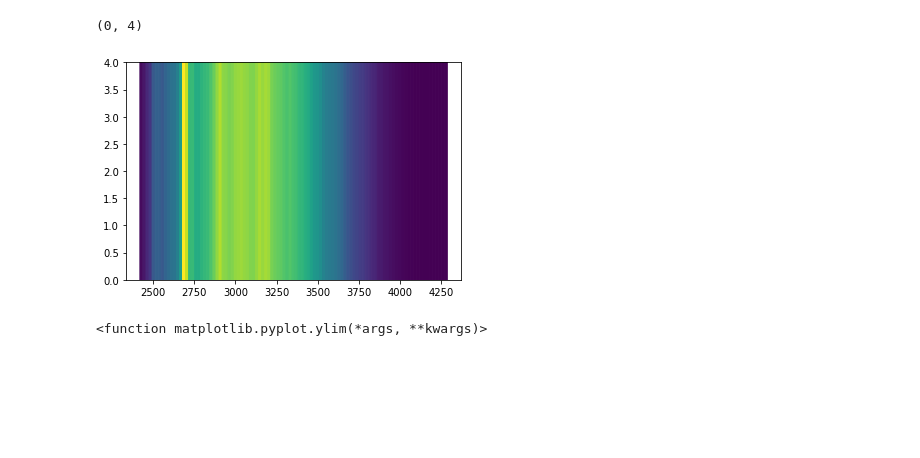
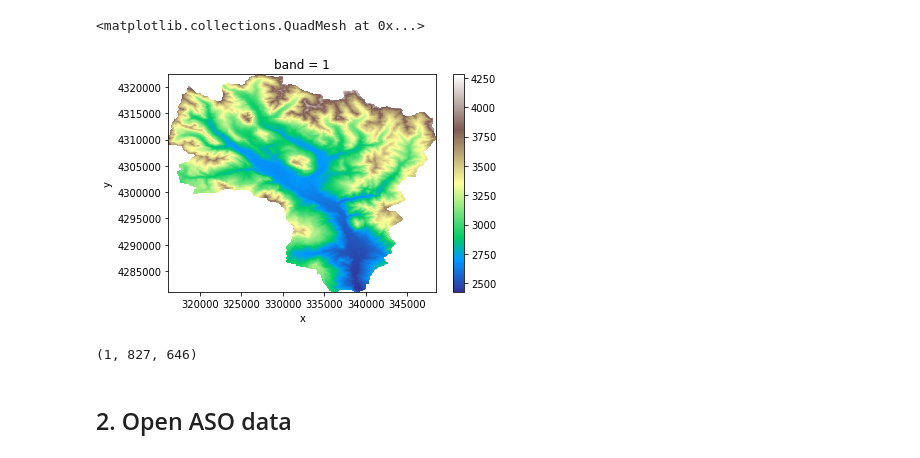
Before and after one commit to bsu-wrudisill/precipitation_inference, a Jupyter notebook: notebooks/ASO_analysis.ipynb, the cells around one changed output. Cells and saved outputs as stored; diff of their text form; code cells hidden in the pictures; blank space fills up the shorter version.

```diff
--- a/notebooks/ASO_analysis.ipynb
+++ b/notebooks/ASO_analysis.ipynb
@@ -52,10 +23,11 @@ foo_ds = flat_ds[flat_dem>0]
-# %%
-plt.hexbin(foo_dem, foo_ds)
-plt.ylim(0,4)
-# %% [output]
-(0, 4)
-[figure, removed]
-# %%
-plt.ylim
-# %% [output]
-<function matplotlib.pyplot.ylim(*args, **kwargs)>
+# %%
+dem.where(dem>0).plot(cmap='terrain')
+# %% [output]
+<matplotlib.collections.QuadMesh at 0x...>
+[figure, added]
+# %%
+dem.where(dem>0).shape
+# %% [output]
+(1, 827, 646)
+# %% [markdown]
+## 2. Open ASO data
```
Also changed, not shown: parts of 23 cells of this notebook, 1 other file.
